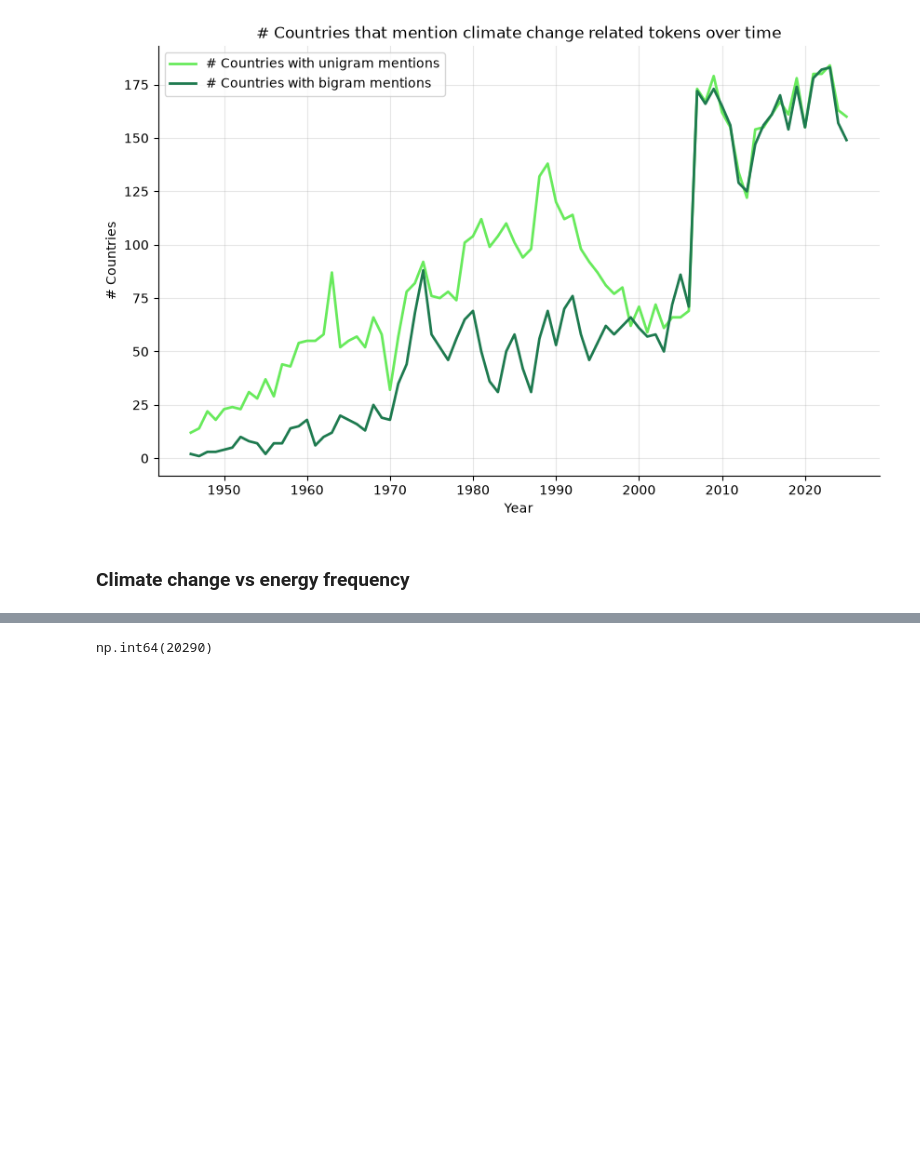
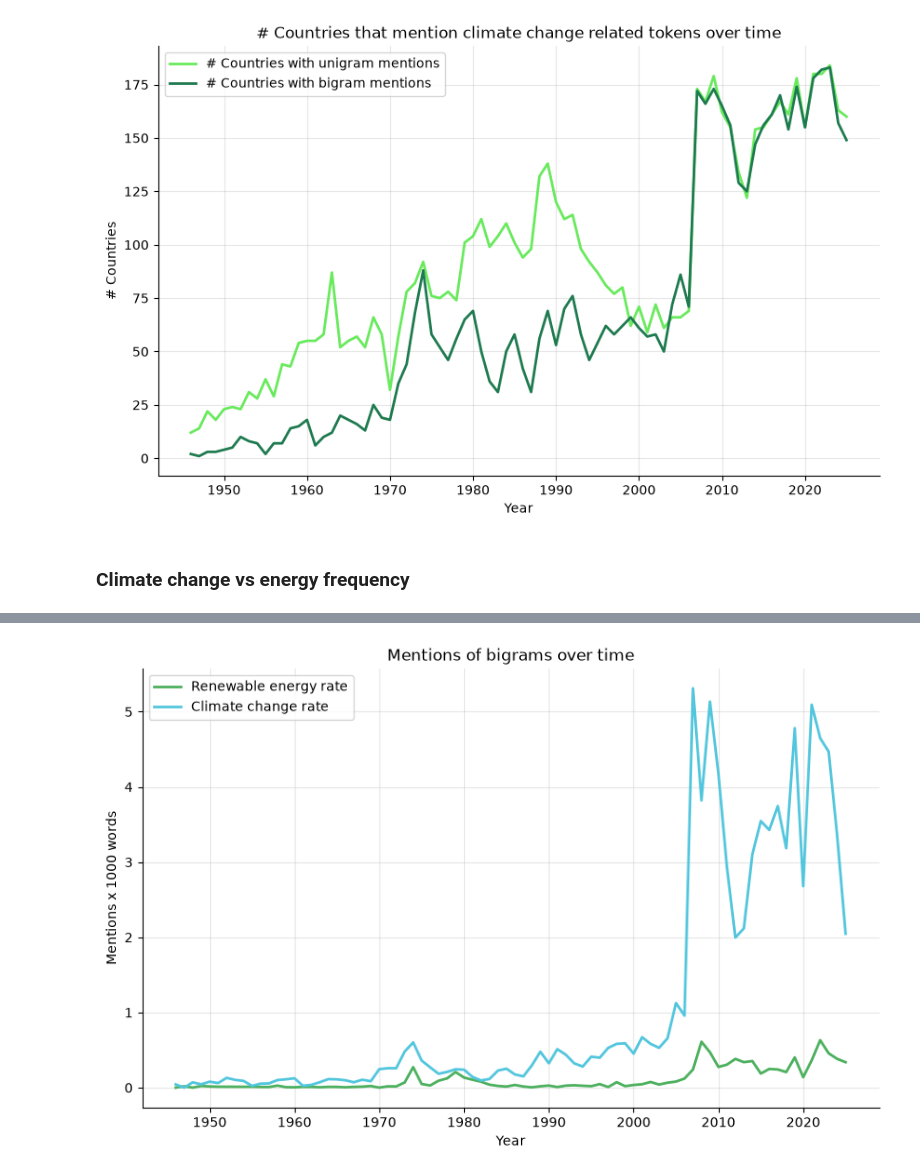
Before and after one commit to jacobgroot/FDS, a Jupyter notebook: exploratory_calixto.ipynb, the cells around one changed output, grey strips where cells are left out. Cells and saved outputs as stored; diff of their text form; code cells hidden in the pictures; blank space fills up the shorter version.

Commit message:
input model expanded with frequencies of energy and climate

```diff
--- a/exploratory_calixto.ipynb
+++ b/exploratory_calixto.ipynb
@@ -386,8 +387,8 @@ cc_bigrams = {
 # %%
 # Count appereances in speeches
 def count_vs_terms(tokens):
-    energy = sum(1 for u in tokens if u in re_bigrams)
-    climate = sum(1 for b in make_bigrams(tokens) if b in cc_bigrams)
+    energy = sum(1 for t in make_bigrams(tokens) if t in re_bigrams)
+    climate = sum(1 for t in make_bigrams(tokens) if t in cc_bigrams)
     return pd.Series({'renewable_energy_count':energy, 'climate_change_count':climate})
 
-df_cc_vs_re[['unigram_count','bigram_count']]= df_cc_vs_re['lemmatization'].progress_apply(count_vs_terms)
+df_cc_vs_re[['renewable_energy_count','climate_change_count']]= df_cc_vs_re['lemmatization'].progress_apply(count_vs_terms)
@@ -404,4 +395,36 @@ df_ngrams.sample(5)
-# %%
-df_ngrams['bigram_count'].sum()
-# %% [output]
-np.int64(20290)
+# %%
+# Determine if a speech has or not energy or climate bigrams
+df_cc_vs_re['has_renewable_energy'] = df_cc_vs_re['renewable_energy_count'].apply(lambda x: 1 if x > 0 else 0)
+df_cc_vs_re['has_climate_change'] = df_cc_vs_re['climate_change_count'].apply(lambda x: 1 if x > 0 else 0)
+# %%
+# Rate of mentions per speech
+df_cc_vs_re['renewable_energy_1000_rate'] = df_cc_vs_re['renewable_energy_count']/df_cc_vs_re['tokens_length']*1000
+df_cc_vs_re['climate_change_1000_rate'] = df_cc_vs_re['climate_change_count']/df_cc_vs_re['tokens_length']*1000
+# %%
+# Group by year rate
+yearly_vs = df_cc_vs_re.groupby('year')[['renewable_energy_count','climate_change_count','tokens_length']].sum()
+yearly_vs['yearly_renewable_energy_rate'] = yearly_vs['renewable_energy_count']/yearly_vs['tokens_length']*1000
+yearly_vs['yearly_climate_change_rate'] = yearly_vs['climate_change_count']/yearly_vs['tokens_length']*1000
+
+# Group by year country
+yearly_country_vs = df_cc_vs_re.groupby('year')[['has_renewable_energy','has_climate_change']].sum()
+# %%
+fig, ax = plt.subplots(figsize=(10, 6))
+
+ax.plot(yearly_vs.index, yearly_vs['yearly_renewable_energy_rate'],
+        color="#4CB05E", linewidth=2, label='Renewable energy rate')
+ax.plot(yearly_vs.index, yearly_vs['yearly_climate_change_rate'],
+        color="#52C6DD", linewidth=2, label='Climate change rate')
+
+ax.set_xlabel('Year')
+ax.set_ylabel('Mentions x 1000 words')
+ax.set_title('Mentions of bigrams over time')
+
+ax.legend()
+ax.grid(True, alpha=0.3)
+ax.spines['top'].set_visible(False)
+ax.spines['right'].set_visible(False)
+
+plt.show()
+# %% [output]
+[figure, added]
```
Also changed, not shown: parts of 7 cells of this notebook, 2 other files.
